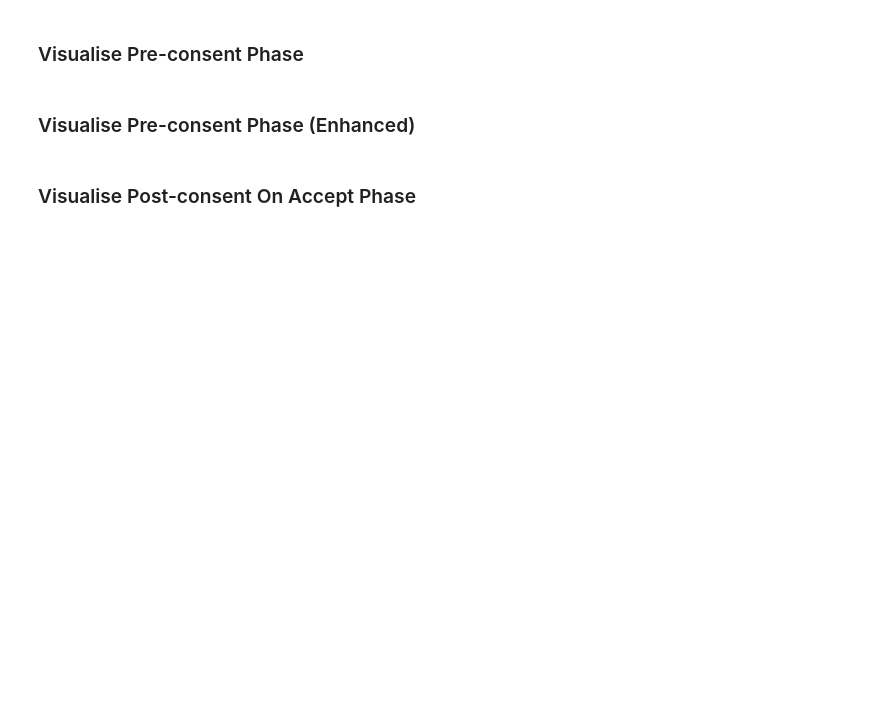
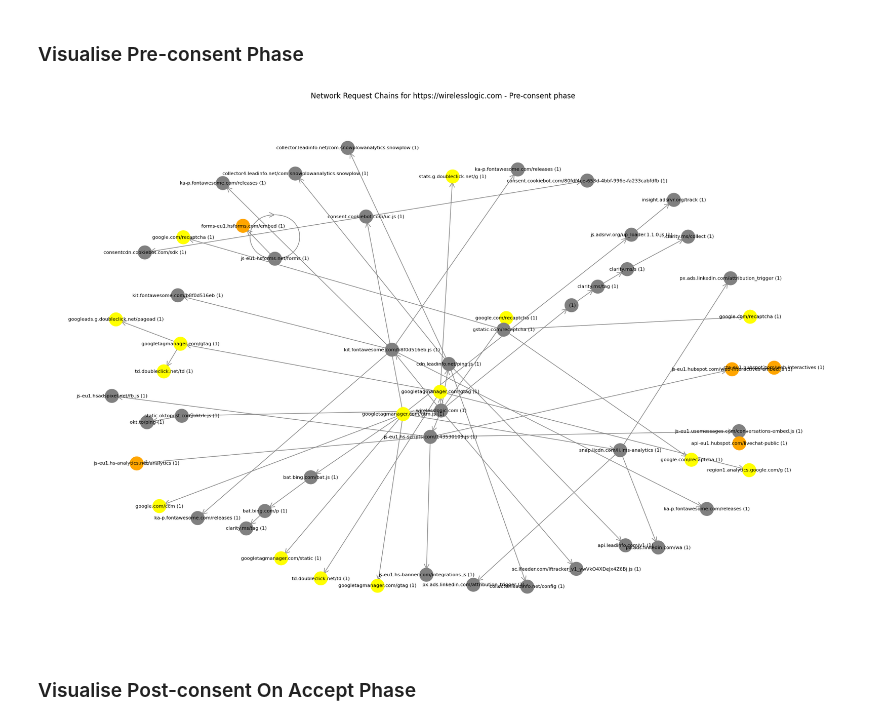
Before and after one commit to mz-mustafa/cod, a Jupyter notebook: main.ipynb, the cells around one changed output. Drawn from its saved outputs; the diff is of its cells as text; code cells hidden in the pictures; blank space fills up the shorter version.

Commit message:
cookie stats, enhanced visual, container load detection

```diff
--- a/main.ipynb
+++ b/main.ipynb
@@ -58,7 +59,7 @@ for url in formatted_urls:
 # %% [markdown]
 ## Ensure URL format is correct
 # %%
-test_urls = ['it.ensure.abbott']
+test_urls = ['wirelesslogic.com']
 formatted_urls = []
 for url in test_urls:
    if not url.startswith(('http://', 'https://')):
@@ -330,2 +186,0 @@ print("Visualization saved to network_viz.html - open this file in your browser"
-# %% [markdown]
-### Visualise Pre-consent Phase (Enhanced)
@@ -591,2 +187,6 @@ except Exception as e:
+# %%
+networkx_visualisation.draw_network_graph(all_results[0], False, False, True, "Pre-consent")
+# %% [output]
+[figure, added]
 # %% [markdown]
 ### Visualise Post-consent On Accept Phase
```
Also changed, not shown: parts of 20 cells of this notebook, 7 other files.
